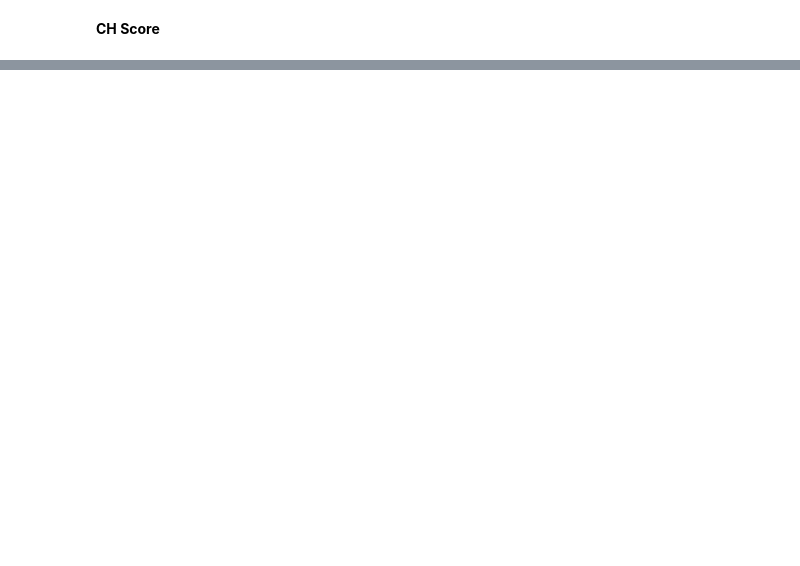
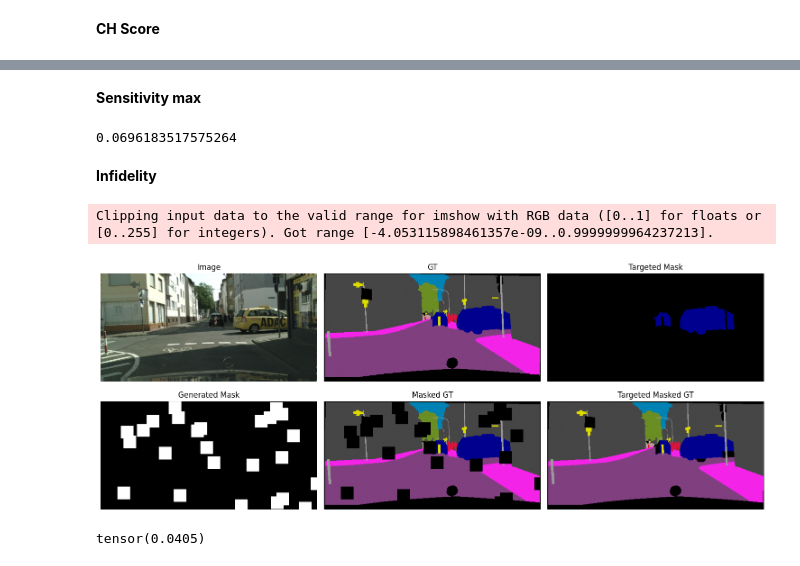
Before and after one commit to iheb-brini/SegClarity, a Jupyter notebook: Notebooks/04_Attributions_on_cityscapes.ipynb, the cells around one changed output, grey strips where cells are left out. Drawn from its saved outputs; the diff is of its cells as text; code cells hidden in the pictures; blank space fills up the shorter version.

Commit message:
[UPDATE] added infidelity and sens

```diff
--- a/Notebooks/04_Attributions_on_cityscapes.ipynb
+++ b/Notebooks/04_Attributions_on_cityscapes.ipynb
@@ -242,0 +242,47 @@ generate_heatmap(attr_otsu,fig=fig,ax=axes[1],title=f'Score: {acs_otsu:.3f} [wit
+# %% [markdown]
+**Sensitivity max**
+# %%
+sens_metric = ev.SensitivityMaxMetric(n_perturb_samples=10,perturb_radius=0.02,max_examples_per_batch=1)
+sens_score = sens_metric.calculate(image_batch,model,method,get_layer_by_name(model, layer_name),selected_target).item()
+print(sens_score)
+# %% [output]
+0.0696183517575264
+# %% [markdown]
+**Infidelity**
+# %%
+from Modules.Evaluation import generate_random_squares
+
+def square_removal_perturbation(image,mask):
+    image = image.clone()
+    mask = mask.clone()
+    image[:,mask==1] = 0
+    return image,mask
+
+squares = generate_random_squares(*mask_batch.shape[-2:],25,30)
+
+M = torch.zeros_like(mask_batch)
+for square in squares:
+    M[:,square.y:square.y+square.size,square.x:square.x+square.size] = 1
+
+targeted_mask = torch.where(mask_batch == selected_target, torch.ones_like(mask_batch), torch.zeros_like(mask_batch))
+
+fig,axes = plt.subplots(2,3,figsize=(15,6))
+axes[0,0].imshow((image_batch)[0].permute(1, 2, 0).detach().cpu().numpy() * np.array([0.229, 0.224, 0.225]) + np.array([0.485, 0.456, 0.406]));axes[0,0].axis('off'); axes[0,0].set_title('Image')
+axes[0,1].imshow(decode_segmap(mask_batch.squeeze().detach().cpu()));axes[0,1].axis('off');axes[0,1].set_title('GT')
+axes[0,2].imshow(decode_segmap((targeted_mask * selected_target).squeeze().detach().cpu()));axes[0,2].axis('off');axes[0,2].set_title('Targeted Mask')
+axes[1,0].imshow(M[0].detach().cpu().numpy(),cmap='gray');axes[1,0].axis('off');axes[1,0].set_title('Generated Mask')
+axes[1,1].imshow(decode_segmap((mask_batch*(1-M)).squeeze().detach().cpu()));axes[1,1].axis('off');axes[1,1].set_title('Masked GT')
+axes[1,2].imshow(decode_segmap((mask_batch * (1 - (targeted_mask) * M) ).squeeze().detach().cpu()));axes[1,2].axis('off');axes[1,2].set_title('Targeted Masked GT')
+fig.tight_layout()
+fig.show()
+# %% [output]
+Clipping input data to the valid range for imshow with RGB data ([0..1] for floats or [0..255] for integers). Got range [-4.053115898461357e-09..0.9999999964237213].
+[figure, added]
+# %%
+n_samples = 20
+
+infidelity_metric = ev.InfidelityMetric()
+infidelity_score = infidelity_metric.calculate(model, image_batch, mask_batch, selected_target, attr, n_samples, n_squares=50, size=10)
+print(infidelity_score)
+# %% [output]
+tensor(0.0405)
```
Also changed, not shown: parts of 7 cells of this notebook.
